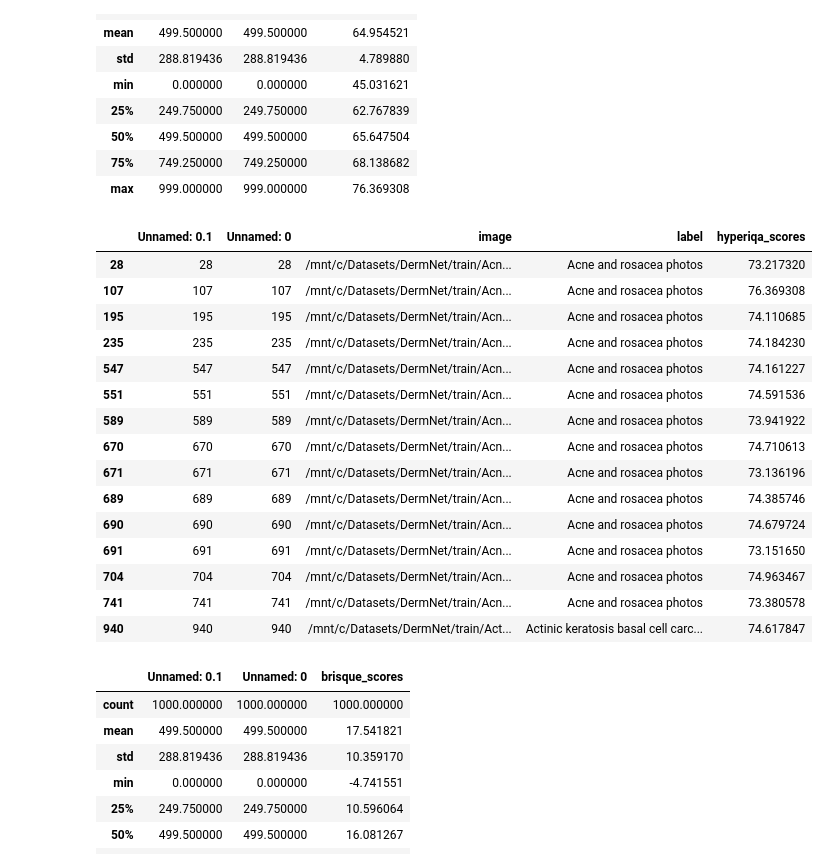
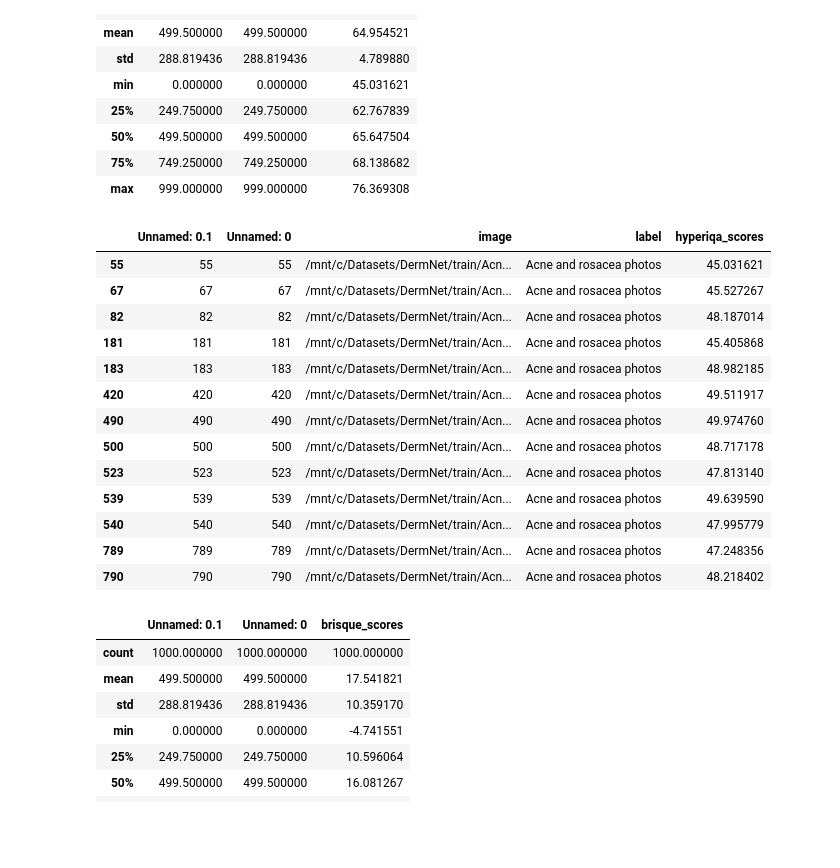
Before and after one commit to HEalth-Starts-Here/ML, a Jupyter notebook: notebooks/iqa.ipynb, the cells around one changed output. Drawn from its saved outputs; the diff is of its cells as text; code cells hidden in the pictures; blank space fills up the shorter version.

```diff
--- a/notebooks/iqa.ipynb
+++ b/notebooks/iqa.ipynb
@@ -109,22 +109,20 @@ ds_h.describe()
 | 75% | 749.250000 | 749.250000 | 68.138682 |
 | max | 999.000000 | 999.000000 | 76.369308 |
 # %%
-ds_h[ds_h["hyperiqa_scores"] > 73]
+ds_h[ds_h["hyperiqa_scores"] < 50]
 # %% [output]
 |  | Unnamed: 0.1 | Unnamed: 0 | image | label | hyperiqa_scores |
-| 28 | 28 | 28 | /mnt/c/Datasets/DermNet/train/Acn... | Acne and rosacea photos | 73.217320 |
-| 107 | 107 | 107 | /mnt/c/Datasets/DermNet/train/Acn... | Acne and rosacea photos | 76.369308 |
-| 195 | 195 | 195 | /mnt/c/Datasets/DermNet/train/Acn... | Acne and rosacea photos | 74.110685 |
-| 235 | 235 | 235 | /mnt/c/Datasets/DermNet/train/Acn... | Acne and rosacea photos | 74.184230 |
-| 547 | 547 | 547 | /mnt/c/Datasets/DermNet/train/Acn... | Acne and rosacea photos | 74.161227 |
-| 551 | 551 | 551 | /mnt/c/Datasets/DermNet/train/Acn... | Acne and rosacea photos | 74.591536 |
-| 589 | 589 | 589 | /mnt/c/Datasets/DermNet/train/Acn... | Acne and rosacea photos | 73.941922 |
-| 670 | 670 | 670 | /mnt/c/Datasets/DermNet/train/Acn... | Acne and rosacea photos | 74.710613 |
-| 671 | 671 | 671 | /mnt/c/Datasets/DermNet/train/Acn... | Acne and rosacea photos | 73.136196 |
-| 689 | 689 | 689 | /mnt/c/Datasets/DermNet/train/Acn... | Acne and rosacea photos | 74.385746 |
-| 690 | 690 | 690 | /mnt/c/Datasets/DermNet/train/Acn... | Acne and rosacea photos | 74.679724 |
-| 691 | 691 | 691 | /mnt/c/Datasets/DermNet/train/Acn... | Acne and rosacea photos | 73.151650 |
-| 704 | 704 | 704 | /mnt/c/Datasets/DermNet/train/Acn... | Acne and rosacea photos | 74.963467 |
-| 741 | 741 | 741 | /mnt/c/Datasets/DermNet/train/Acn... | Acne and rosacea photos | 73.380578 |
-| 940 | 940 | 940 | /mnt/c/Datasets/DermNet/train/Act... | Actinic keratosis basal cell carc... | 74.617847 |
+| 55 | 55 | 55 | /mnt/c/Datasets/DermNet/train/Acn... | Acne and rosacea photos | 45.031621 |
+| 67 | 67 | 67 | /mnt/c/Datasets/DermNet/train/Acn... | Acne and rosacea photos | 45.527267 |
+| 82 | 82 | 82 | /mnt/c/Datasets/DermNet/train/Acn... | Acne and rosacea photos | 48.187014 |
+| 181 | 181 | 181 | /mnt/c/Datasets/DermNet/train/Acn... | Acne and rosacea photos | 45.405868 |
+| 183 | 183 | 183 | /mnt/c/Datasets/DermNet/train/Acn... | Acne and rosacea photos | 48.982185 |
+| 420 | 420 | 420 | /mnt/c/Datasets/DermNet/train/Acn... | Acne and rosacea photos | 49.511917 |
+| 490 | 490 | 490 | /mnt/c/Datasets/DermNet/train/Acn... | Acne and rosacea photos | 49.974760 |
+| 500 | 500 | 500 | /mnt/c/Datasets/DermNet/train/Acn... | Acne and rosacea photos | 48.717178 |
+| 523 | 523 | 523 | /mnt/c/Datasets/DermNet/train/Acn... | Acne and rosacea photos | 47.813140 |
+| 539 | 539 | 539 | /mnt/c/Datasets/DermNet/train/Acn... | Acne and rosacea photos | 49.639590 |
+| 540 | 540 | 540 | /mnt/c/Datasets/DermNet/train/Acn... | Acne and rosacea photos | 47.995779 |
+| 789 | 789 | 789 | /mnt/c/Datasets/DermNet/train/Acn... | Acne and rosacea photos | 47.248356 |
+| 790 | 790 | 790 | /mnt/c/Datasets/DermNet/train/Acn... | Acne and rosacea photos | 48.218402 |
 # %%
```
Also changed, not shown: parts of 6 cells of this notebook, 1 other file.
